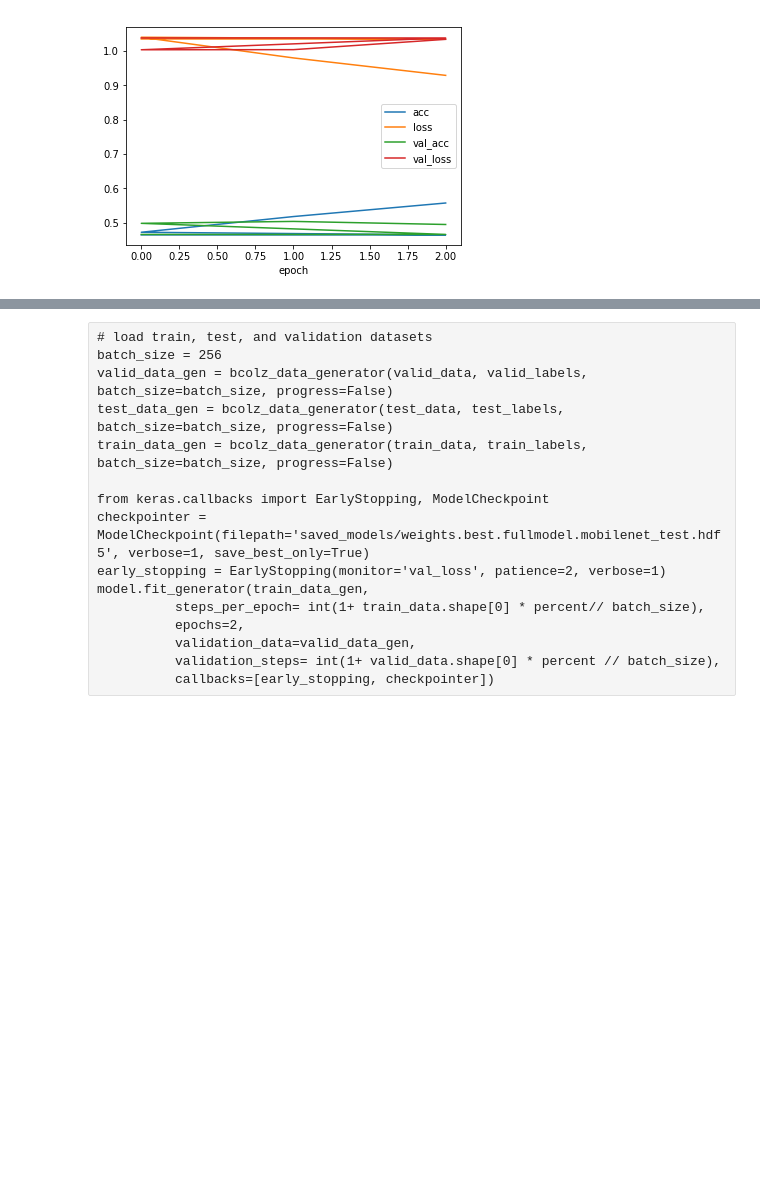
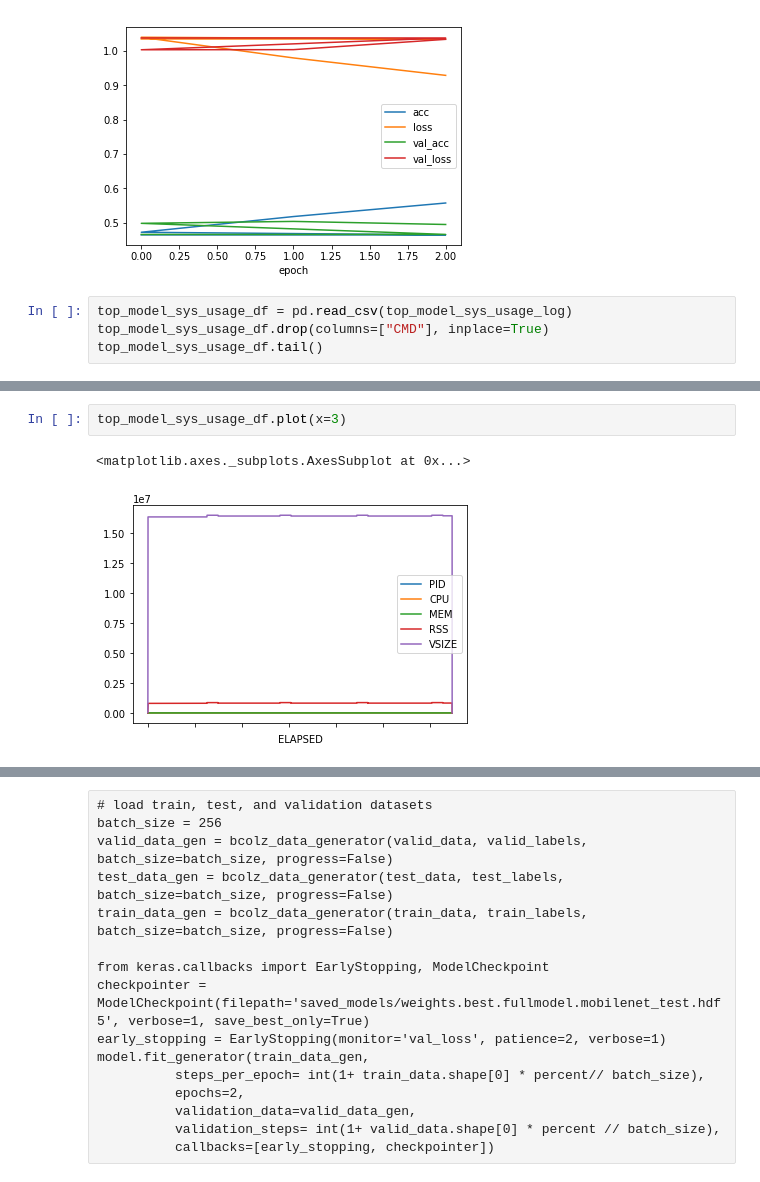
Before and after one commit to tutysara/mlnd-capstone-project, a Jupyter notebook: t4sa_sentiment_classification_on_wild_using_mobilenet_report.ipynb, the cells around one changed output, grey strips where cells are left out. Cells and saved outputs as stored; diff of their text form; blank space fills up the shorter version.

```diff
--- a/t4sa_sentiment_classification_on_wild_using_mobilenet_report.ipynb
+++ b/t4sa_sentiment_classification_on_wild_using_mobilenet_report.ipynb
@@ -276,3 +279,7 @@ top_model_loss_history_df.plot(x=0)
 # %% [output]
 <matplotlib.axes._subplots.AxesSubplot at 0x...>
 [figure]
+# %%
+top_model_sys_usage_df = pd.read_csv(top_model_sys_usage_log)
+top_model_sys_usage_df.drop(columns=["CMD"], inplace=True)
+top_model_sys_usage_df.tail()
@@ -279,3 +293,8 @@ top_model_loss_history_df.plot(x=0)
+# %%
+top_model_sys_usage_df.plot(x=3)
+# %% [output]
+<matplotlib.axes._subplots.AxesSubplot at 0x...>
+[figure, added]
 # %%
 # fine tune on full model
 from keras import optimizers
```
Also changed, not shown: parts of 7 cells of this notebook.
